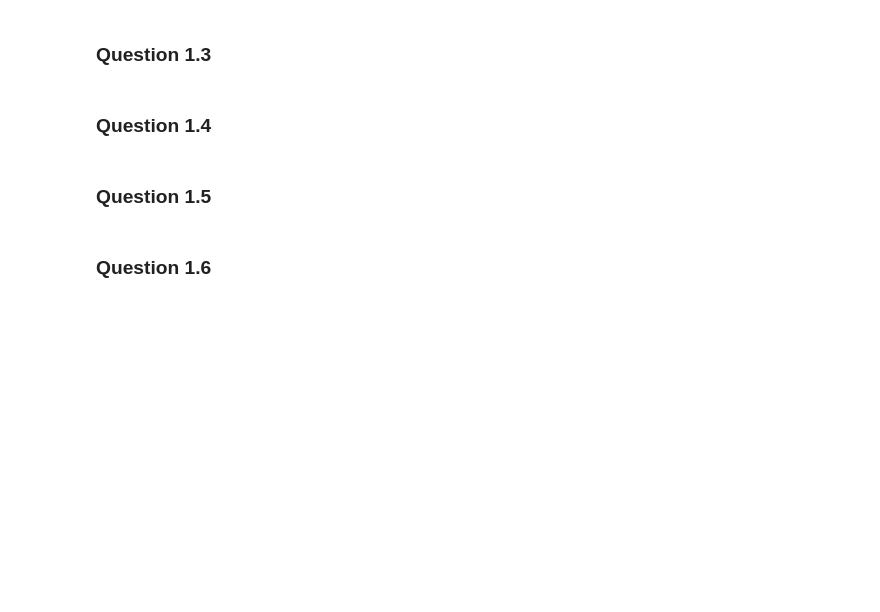
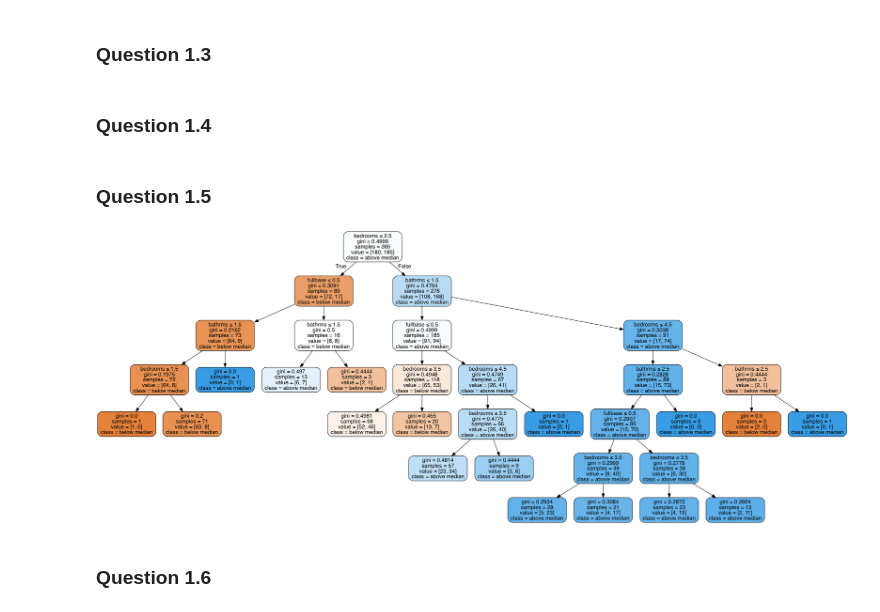
Before and after one commit to wenyangfu/EE361M_Homework, a Jupyter notebook: homework4/Group3_HW4.ipynb, the cells around one changed output. Saved outputs shown, nothing was run; the diff lists cells and outputs as text; code cells hidden in the pictures; blank space fills up the shorter version.

```diff
--- a/homework4/Group3_HW4.ipynb
+++ b/homework4/Group3_HW4.ipynb
@@ -22,3 +31,8 @@ df = data('Housing')
 # %% [markdown]
 # Answers
 ### Question 1.1
+# %%
+median_price = np.median(df['price'])
+print(median_price)
+df['price_01'] = df['price'].apply(lambda p: 1 if p > median_price else 0)
+df.head()
@@ -27,8 +64,34 @@ df = data('Housing')
 # %% [markdown]
 ### Question 1.3
+# %%
+from sklearn.cross_validation import train_test_split
+X_train, X_test, Y_train, Y_test = train_test_split(df, df['price_01'], test_size=0.33, random_state=42)
 # %% [markdown]
 ### Question 1.4
+# %%
+from sklearn.tree import DecisionTreeClassifier
+
+features = ['bedrooms', 'bathrms', 'fullbase']
+train_input = X_train[features]
+test_input = X_test[features]
+
+classifier = DecisionTreeClassifier()
+classifier = classifier.fit(train_input, Y_train)
 # %% [markdown]
 ### Question 1.5
+# %%
+from sklearn.tree import export_graphviz
+export_graphviz(classifier, 'decision_tree.dot',
+                feature_names=train_input.columns,
+                class_names=['below median','above median'],
+                filled=True, rounded=True, special_characters=True
+)
+
+# Manually converted .dot to .png
+
+from IPython.display import Image
+Image(filename='decision_tree.png')
+# %% [output]
+[figure, added]
 # %% [markdown]
 ### Question 1.6
```
Also changed, not shown: parts of 7 cells of this notebook, 2 other files.
